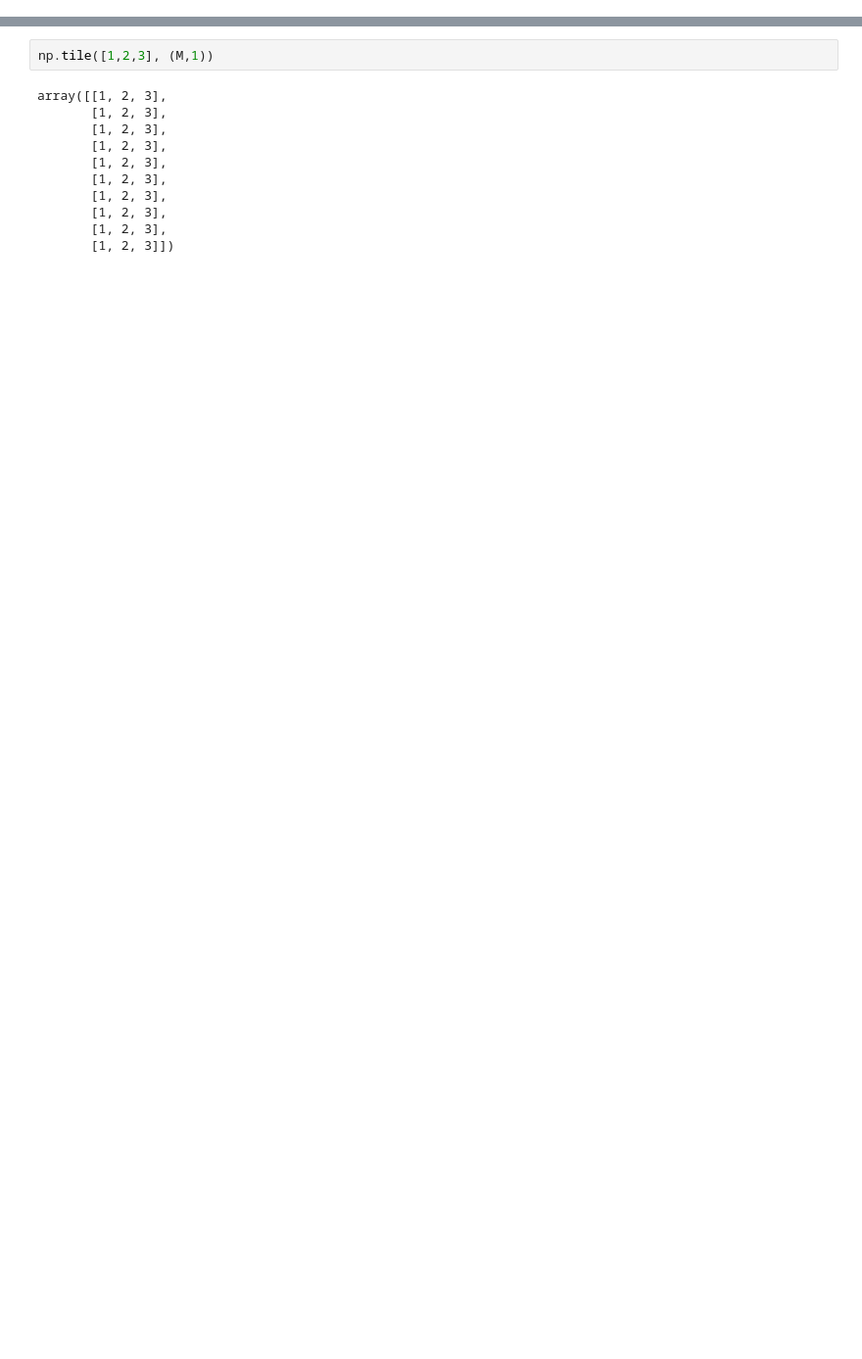
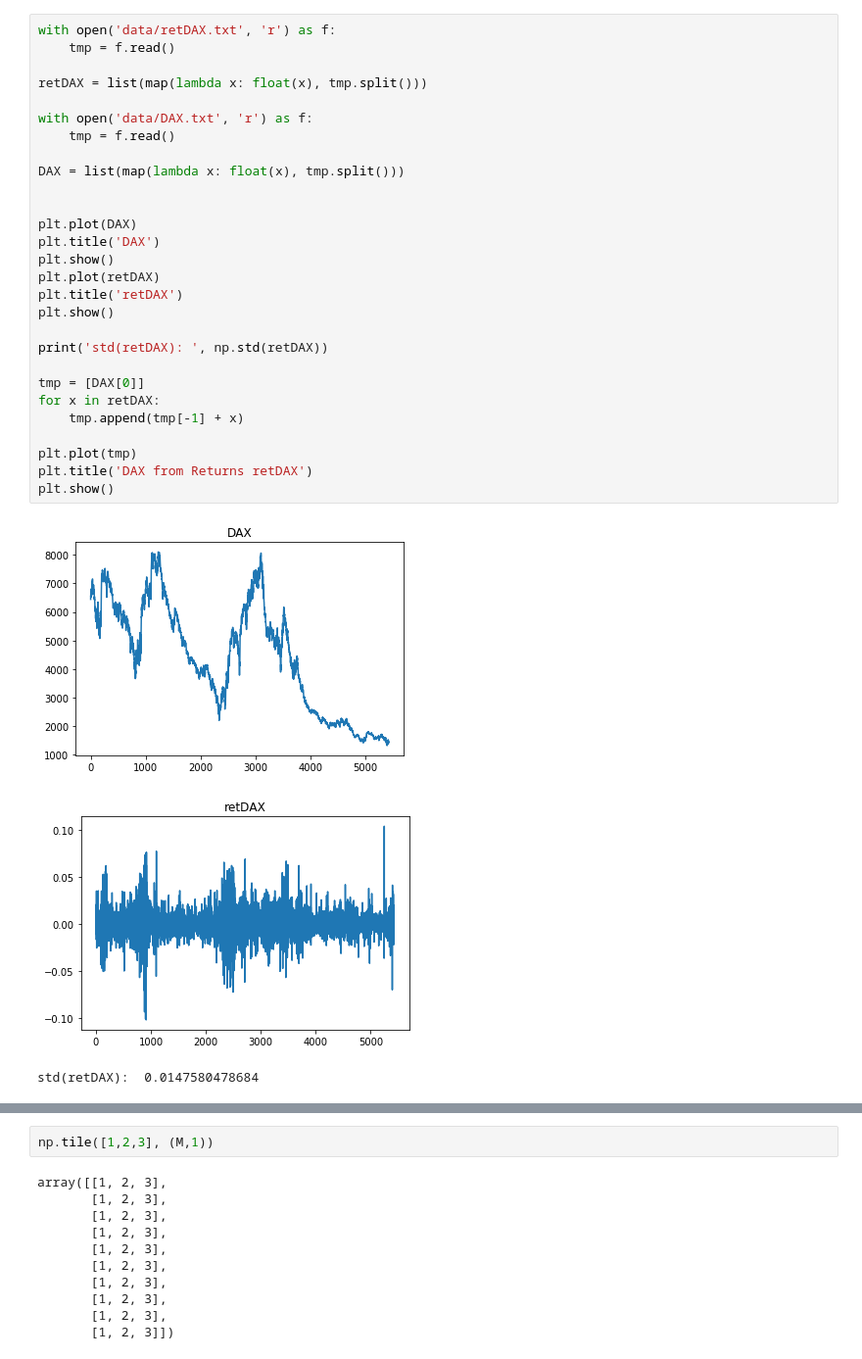
Before and after one commit to FRTP/Algorithms, a Jupyter notebook: src/main.ipynb, the cells around one changed output, grey strips where cells are left out. Shown: that part at 98% size. Drawn from its saved outputs; the diff is of its cells as text; blank space fills up the shorter version.

```diff
--- a/src/main.ipynb
+++ b/src/main.ipynb
@@ -13,0 +15,32 @@ The autoreload extension is already loaded. To reload it, use:
+# %%
+with open('data/retDAX.txt', 'r') as f:
+    tmp = f.read()
+
+retDAX = list(map(lambda x: float(x), tmp.split()))
+
+with open('data/DAX.txt', 'r') as f:
+    tmp = f.read()
+
+DAX = list(map(lambda x: float(x), tmp.split()))
+
+
+plt.plot(DAX)
+plt.title('DAX')
+plt.show()
+plt.plot(retDAX)
+plt.title('retDAX')
+plt.show()
+
+print('std(retDAX): ', np.std(retDAX))
+
+tmp = [DAX[0]]
+for x in retDAX:
+    tmp.append(tmp[-1] + x)
+
+plt.plot(tmp)
+plt.title('DAX from Returns retDAX')
+plt.show()
+# %% [output]
+[figure, added]
+[figure, added]
+std(retDAX):  0.0147580478684
```
Also changed, not shown: parts of 14 cells of this notebook, 1 other file.
